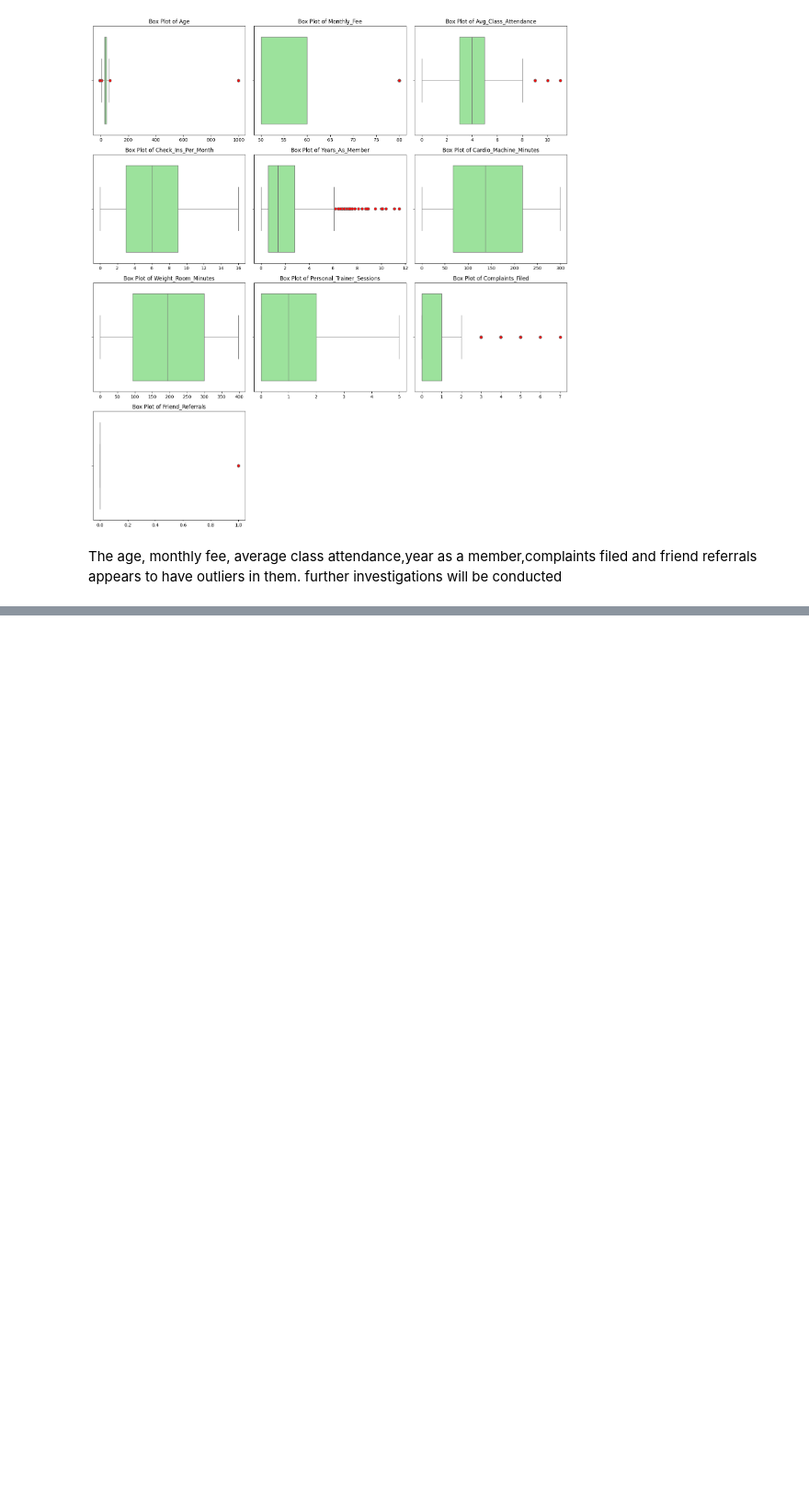
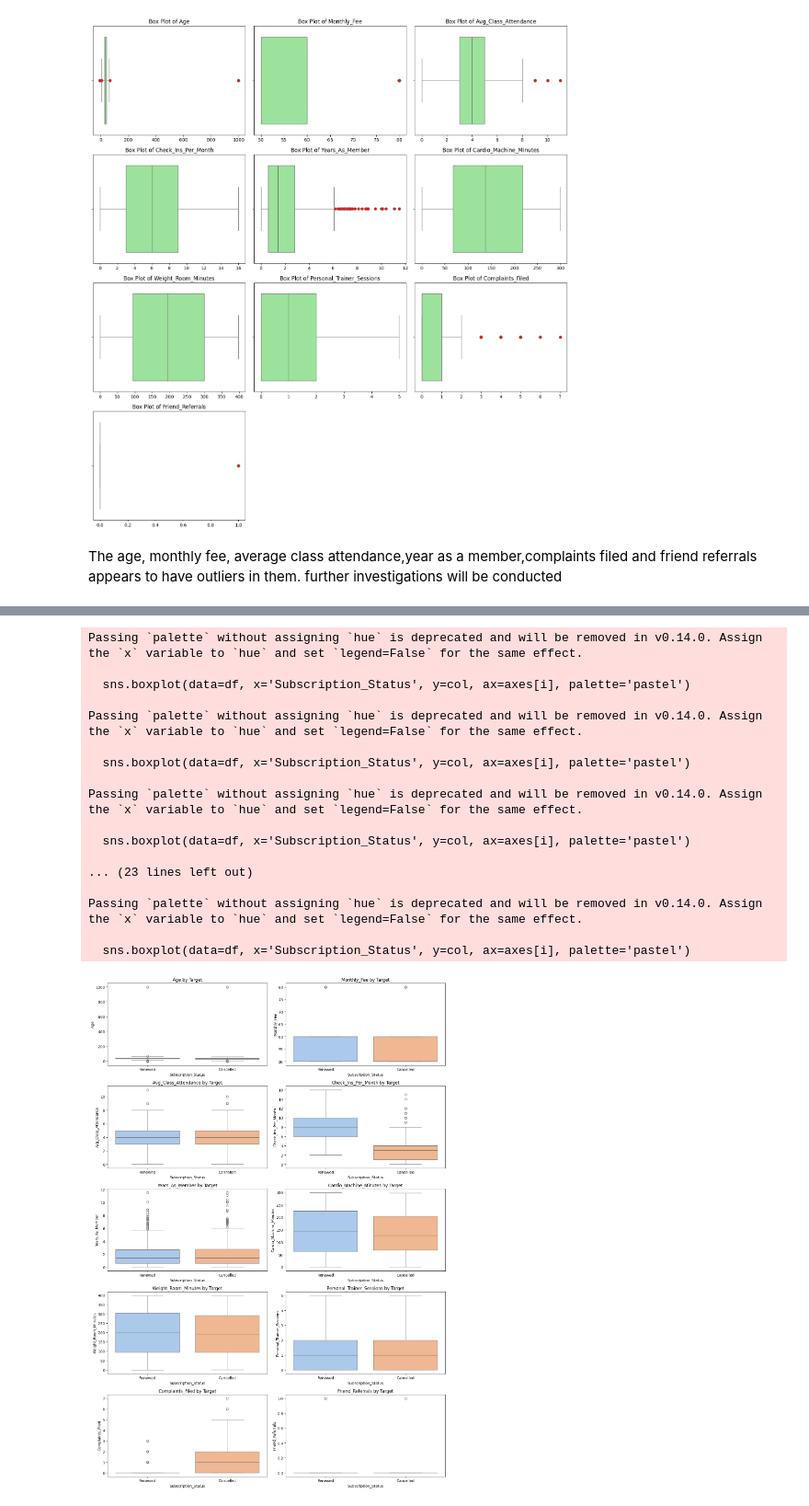
Before and after one commit to Tietaar/Gym-Churn-Project, a Jupyter notebook: notebook.ipynb, the cells around one changed output, grey strips where cells are left out. Shown at 92% size. Drawn from its saved outputs; the diff is of its cells as text; code cells hidden in the pictures; blank space fills up the shorter version.

```diff
--- a/notebook.ipynb
+++ b/notebook.ipynb
@@ -368,0 +412,49 @@ plt.show()
+# %%
+
+
+# Separate columns
+num_cols = df.select_dtypes(include=[np.number]).columns.tolist()
+cat_cols = df.select_dtypes(include=['object', 'category']).columns.tolist()
+
+# Remove ID and the Target itself from the feature lists
+for col in ['Member_ID', 'Subscription_Status', 'Notes_Field', 'Join_Date']:
+    if col in num_cols: num_cols.remove(col)
+    if col in cat_cols: cat_cols.remove(col)
+
+# 1. Automate Numerical vs Target (Boxplots)
+fig, axes = plt.subplots(int(np.ceil(len(num_cols)/2)), 2, figsize=(14, len(num_cols)*2))
+axes = axes.flatten()
+for i, col in enumerate(num_cols):
+    sns.boxplot(data=df, x='Subscription_Status', y=col, ax=axes[i], palette='pastel')
+    axes[i].set_title(f'{col} by Target')
+plt.tight_layout()
+plt.show()
+
+# 2. Automate Categorical vs Target (Grouped Countplots)
+fig, axes = plt.subplots(int(np.ceil(len(cat_cols)/2)), 2, figsize=(14, len(cat_cols)*2.5))
+axes = axes.flatten()
+for i, col in enumerate(cat_cols):
+    sns.countplot(data=df, x=col, hue='Subscription_Status', ax=axes[i], palette='coolwarm')
+    axes[i].set_title(f'{col} Distribution by Target')
+    axes[i].tick_params(axis='x', labelrotation=45)
+plt.tight_layout()
+plt.show()
+# %% [output]
+Passing `palette` without assigning `hue` is deprecated and will be removed in v0.14.0. Assign the `x` variable to `hue` and set `legend=False` for the same effect.
+
+  sns.boxplot(data=df, x='Subscription_Status', y=col, ax=axes[i], palette='pastel')
+
+Passing `palette` without assigning `hue` is deprecated and will be removed in v0.14.0. Assign the `x` variable to `hue` and set `legend=False` for the same effect.
+
+  sns.boxplot(data=df, x='Subscription_Status', y=col, ax=axes[i], palette='pastel')
+
+Passing `palette` without assigning `hue` is deprecated and will be removed in v0.14.0. Assign the `x` variable to `hue` and set `legend=False` for the same effect.
+
+  sns.boxplot(data=df, x='Subscription_Status', y=col, ax=axes[i], palette='pastel')
+
+... (23 lines left out)
+
+Passing `palette` without assigning `hue` is deprecated and will be removed in v0.14.0. Assign the `x` variable to `hue` and set `legend=False` for the same effect.
+
+  sns.boxplot(data=df, x='Subscription_Status', y=col, ax=axes[i], palette='pastel')
+[figure, added]
```
Also changed, not shown: parts of 11 cells of this notebook.
